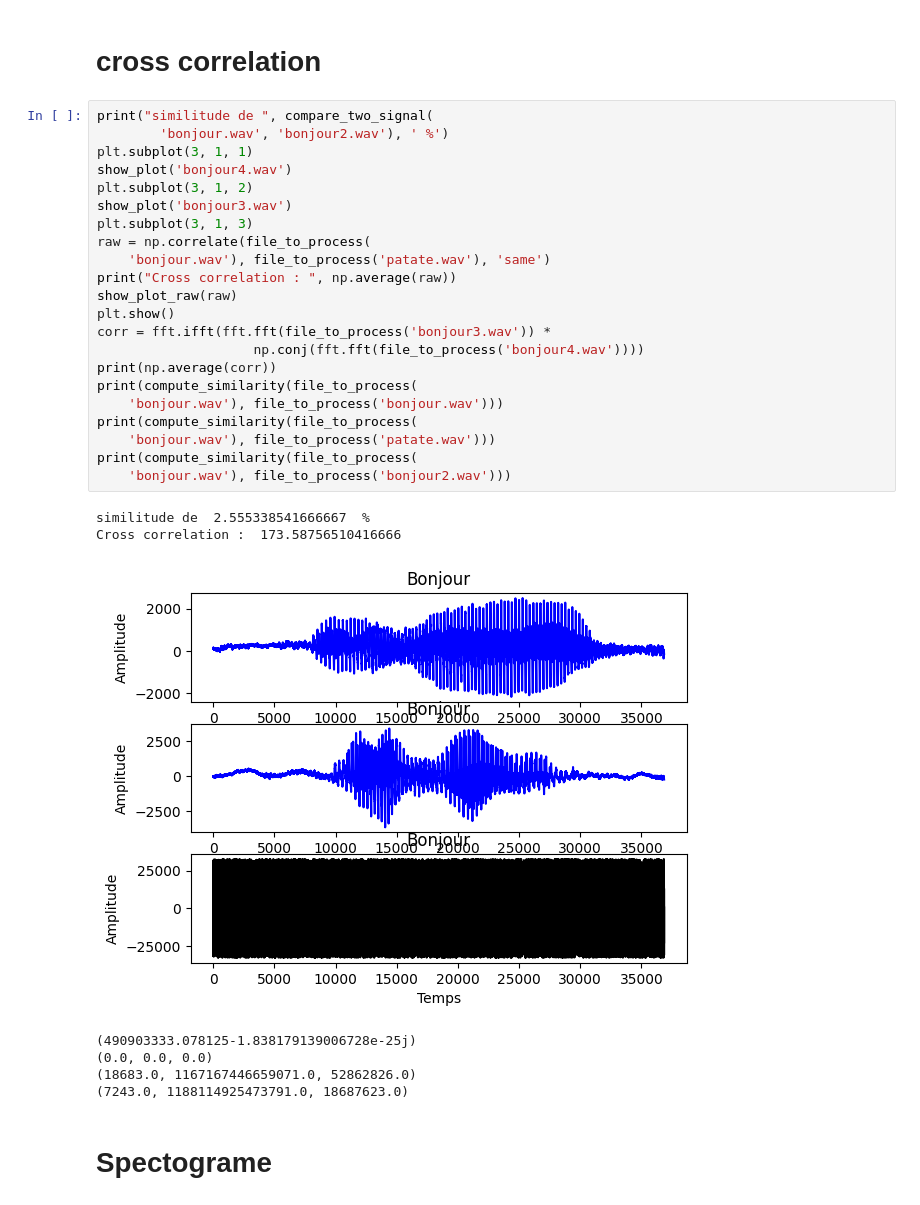
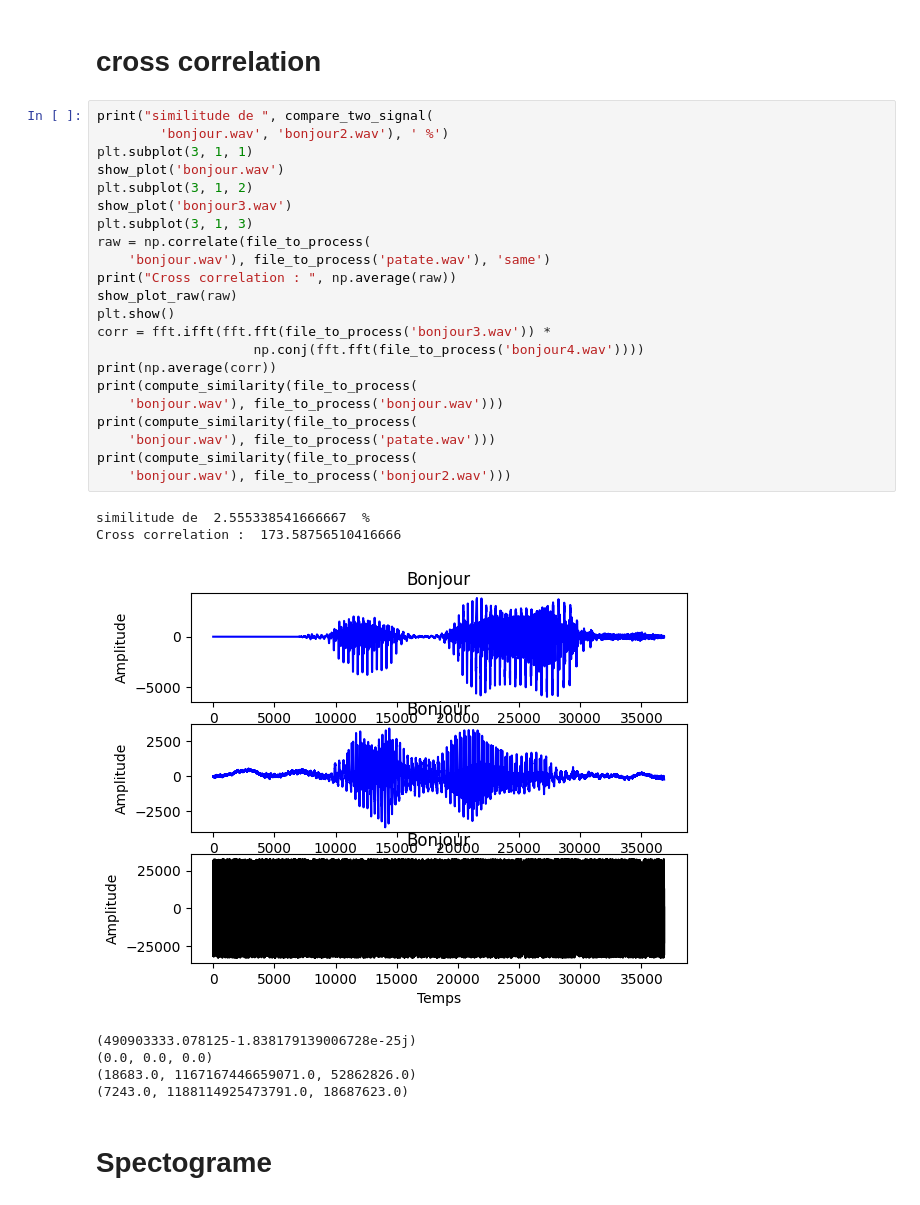
Before and after one commit to JarodEphec/projet_TDS_2022, a Jupyter notebook: main.ipynb, the cells around one changed output. Cells and saved outputs as stored; diff of their text form.

```diff
--- a/main.ipynb
+++ b/main.ipynb
@@ -76,29 +96,29 @@ def compute_similarity(ref_rec, input_rec):
 # %%
 print("similitude de ", compare_two_signal(
         'bonjour.wav', 'bonjour2.wav'), ' %')
 plt.subplot(3, 1, 1)
-show_plot('bonjour4.wav')
+show_plot('bonjour.wav')
 plt.subplot(3, 1, 2)
 show_plot('bonjour3.wav')
 plt.subplot(3, 1, 3)
 raw = np.correlate(file_to_process(
     'bonjour.wav'), file_to_process('patate.wav'), 'same')
 print("Cross correlation : ", np.average(raw))
 show_plot_raw(raw)
 plt.show()
 corr = fft.ifft(fft.fft(file_to_process('bonjour3.wav')) *
                     np.conj(fft.fft(file_to_process('bonjour4.wav'))))
 print(np.average(corr))
 print(compute_similarity(file_to_process(
     'bonjour.wav'), file_to_process('bonjour.wav')))
 print(compute_similarity(file_to_process(
     'bonjour.wav'), file_to_process('patate.wav')))
 print(compute_similarity(file_to_process(
     'bonjour.wav'), file_to_process('bonjour2.wav')))
 # %% [output]
 similitude de  2.555338541666667  %
 Cross correlation :  173.58756510416666
-[figure, old version]
+[figure, new version]
 (490903333.078125-1.838179139006728e-25j)
 (0.0, 0.0, 0.0)
 (18683.0, 1167167446659071.0, 52862826.0)
```
Also changed, not shown: parts of 5 cells of this notebook.
